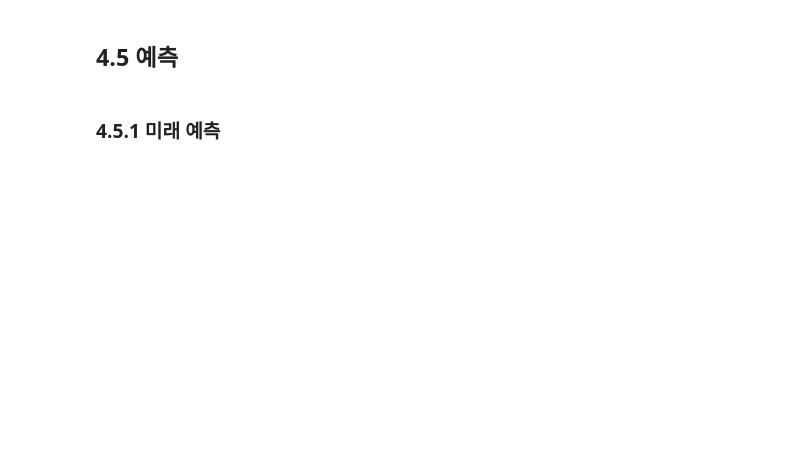
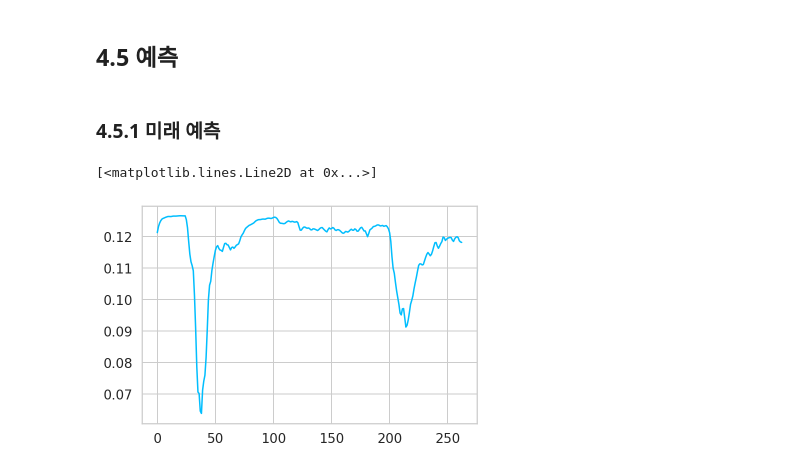
Before and after one commit to kakao-gray-great/Time-Series-Forecasting-for-Covid19, a Jupyter notebook: Ch4_데이터_모델링.ipynb, the cells around one changed output. Cells and saved outputs as stored; diff of their text form; code cells hidden in the pictures; blank space fills up the shorter version.

```diff
--- a/Ch4_데이터_모델링.ipynb
+++ b/Ch4_데이터_모델링.ipynb
@@ -264,0 +259,5 @@ plt.legend();
+# %%
+plt.plot(preds)
+# %% [output]
+[<matplotlib.lines.Line2D at 0x...>]
+[figure, added]
```
Also changed, not shown: parts of 28 cells of this notebook.
